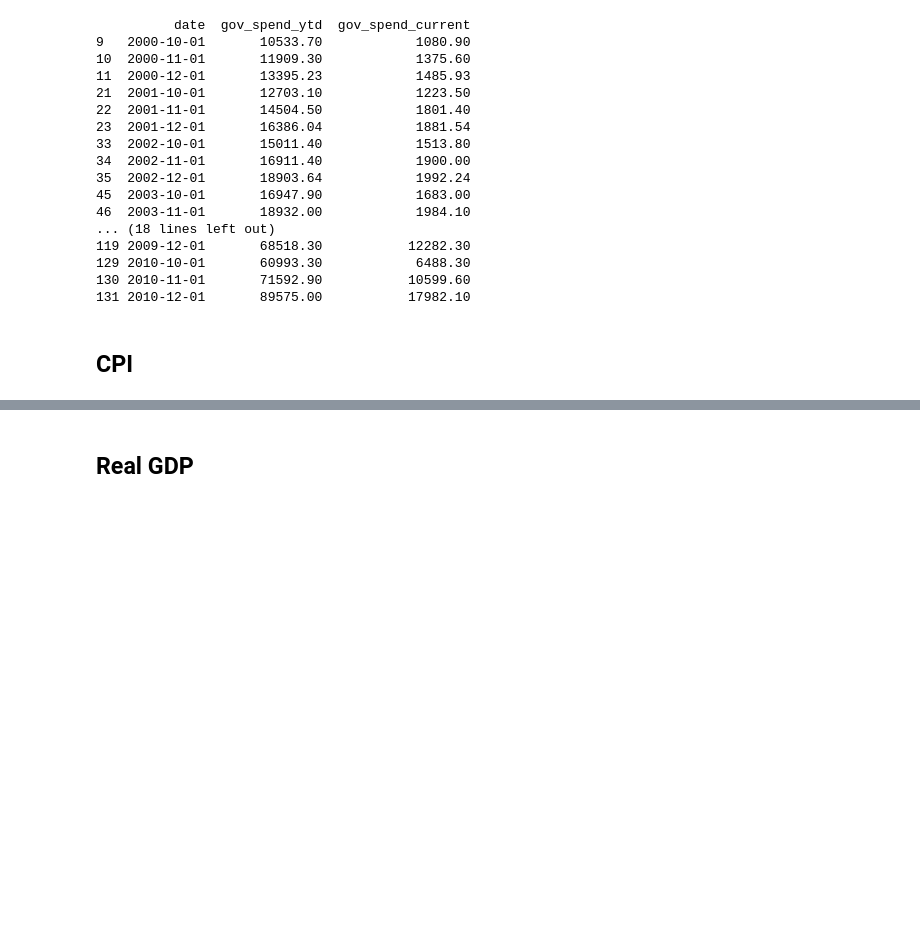
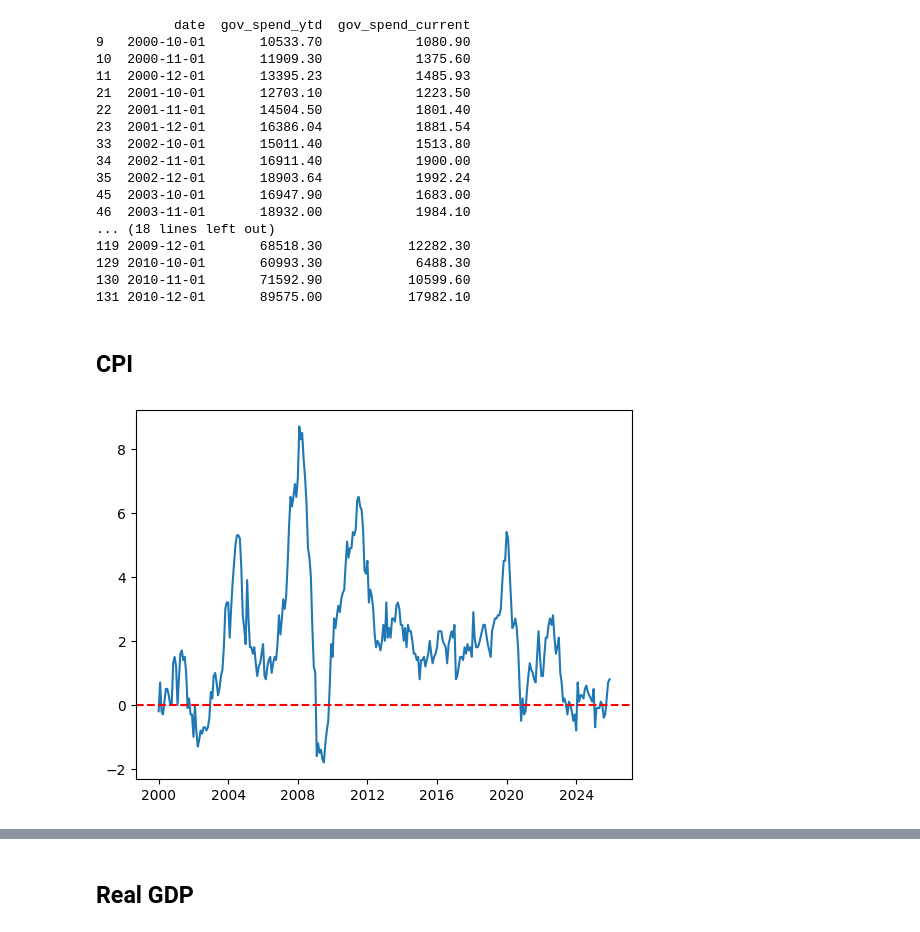
Before and after one commit to liminglin98/Thesis, a Jupyter notebook: Data/Data_Montly.ipynb, the cells around one changed output, grey strips where cells are left out. Cells and saved outputs as stored; diff of their text form; code cells hidden in the pictures; blank space fills up the shorter version.

```diff
--- a/Data/Data_Montly.ipynb
+++ b/Data/Data_Montly.ipynb
@@ -419,3 +419,12 @@ cpi_df = (
     .sort_values("date")
     .reset_index(drop=True)
 )
+# %%
+# plot cpi
+import matplotlib.pyplot as plt
+plt.plot(cpi_df["date"], cpi_df["cpi"])
+#add y=0 line in red
+plt.axhline(0, color='red', linestyle='--')
+plt.show()
+# %% [output]
+[figure, added]
```
Also changed, not shown: parts of 20 cells of this notebook, 16 other files.
